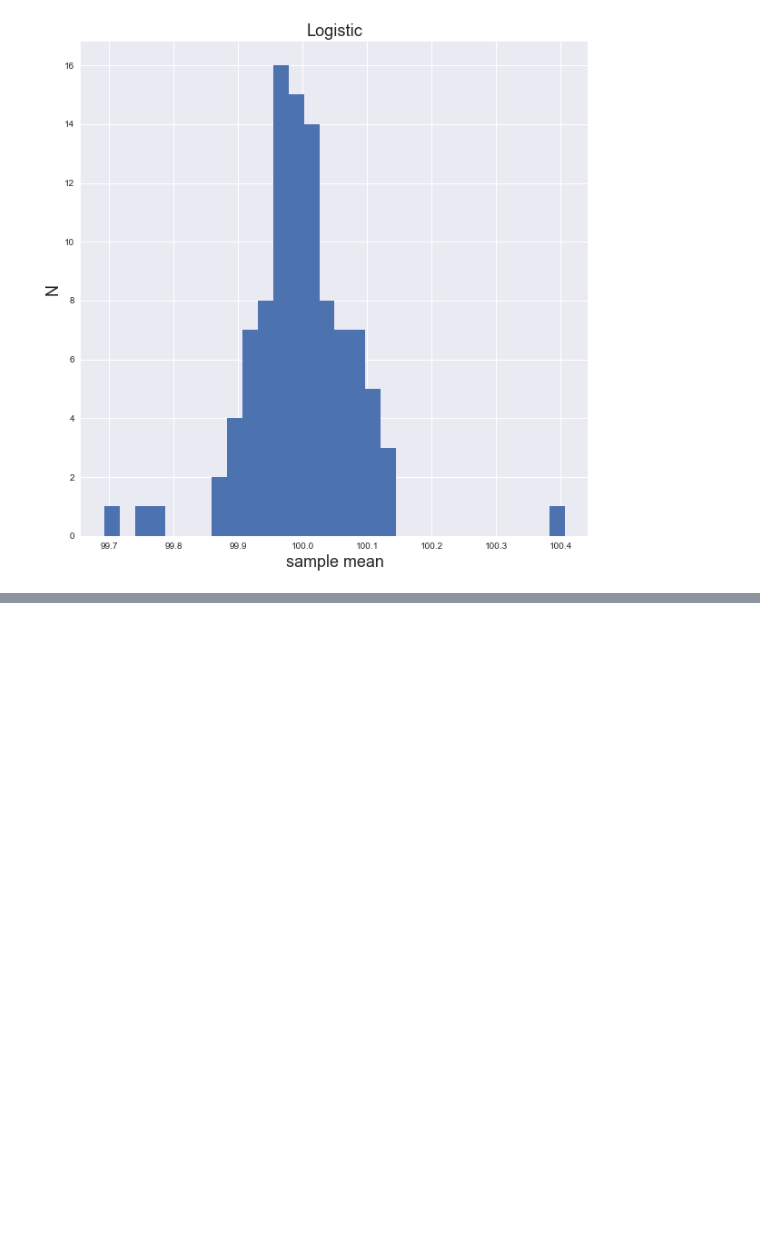
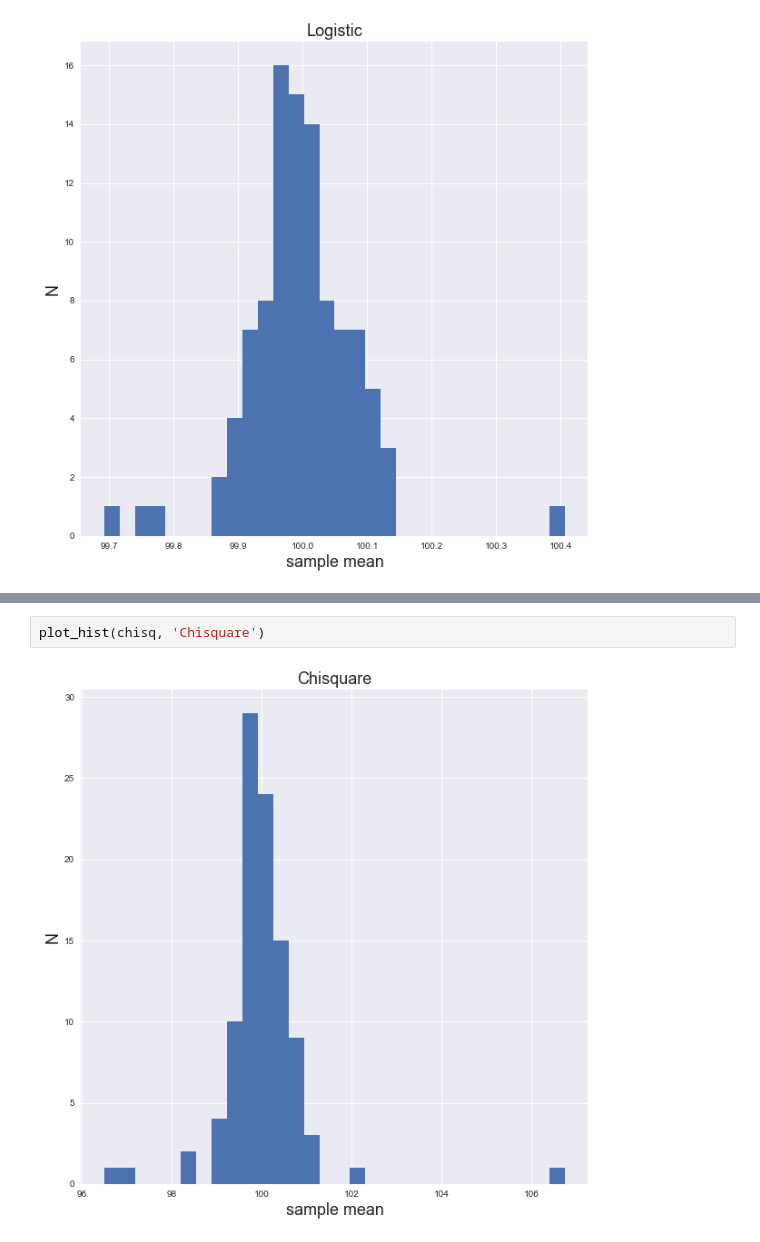
Before and after one commit to SPTKL/PUI2017_bc1561, a Jupyter notebook: HW3_bc1561/Assignment1.ipynb, the cells around one changed output, grey strips where cells are left out. Cells and saved outputs as stored; diff of their text form; blank space fills up the shorter version.

```diff
--- a/HW3_bc1561/Assignment1.ipynb
+++ b/HW3_bc1561/Assignment1.ipynb
@@ -112,0 +130,4 @@ plot_hist(logistic, 'Logistic')
+# %%
+plot_hist(chisq, 'Chisquare')
+# %% [output]
+[figure, added]
```
Also changed, not shown: parts of 10 cells of this notebook, 2 other files.
